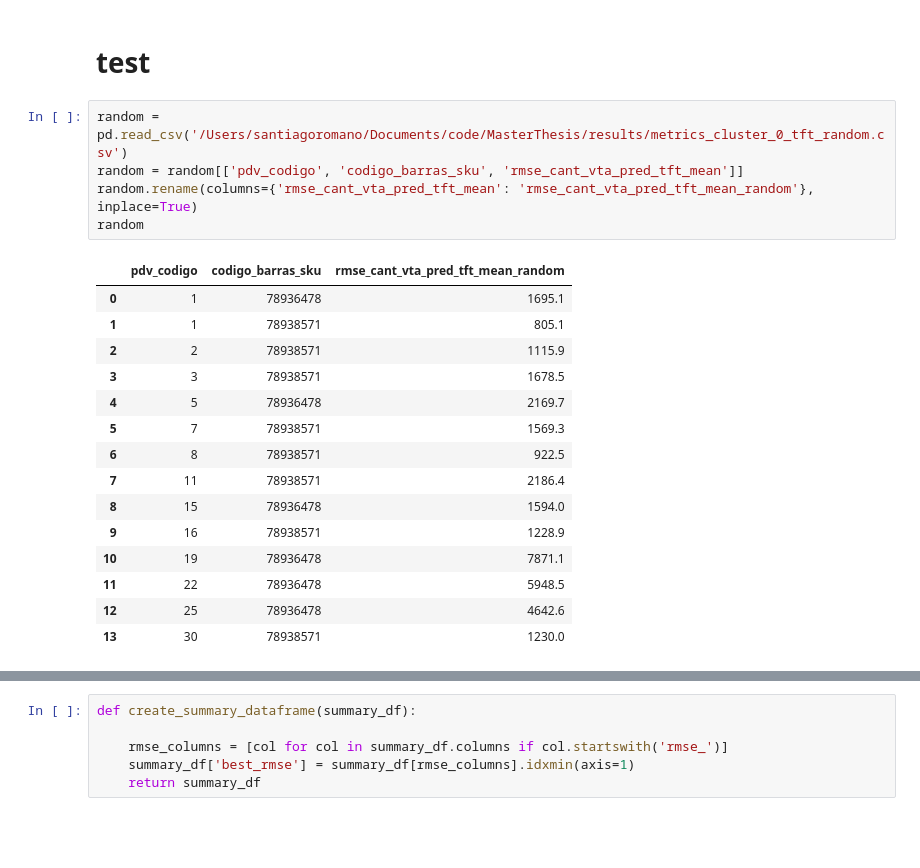
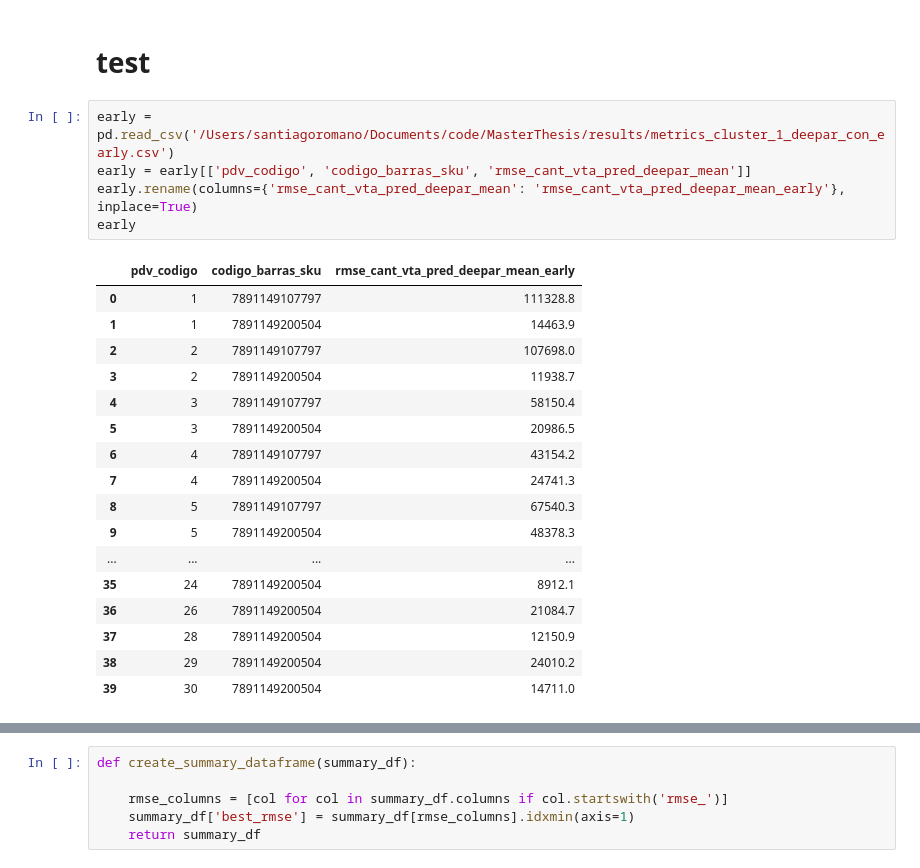
Before and after one commit to SantiagoRomanoOddone/MasterThesis, a Jupyter notebook: metrics/metric_evaluation.ipynb, the cells around one changed output, grey strips where cells are left out. Saved outputs shown, nothing was run; the diff lists cells and outputs as text; blank space fills up the shorter version.

```diff
--- a/metrics/metric_evaluation.ipynb
+++ b/metrics/metric_evaluation.ipynb
@@ -739,24 +739,26 @@ mse_cant_vta_pred_deepar_mean       5
 # %% [markdown]
 # test
 # %%
-random = pd.read_csv('/Users/santiagoromano/Documents/code/MasterThesis/results/metrics_cluster_0_tft_random.csv')
-random = random[['pdv_codigo', 'codigo_barras_sku', 'rmse_cant_vta_pred_tft_mean']]
-random.rename(columns={'rmse_cant_vta_pred_tft_mean': 'rmse_cant_vta_pred_tft_mean_random'}, inplace=True)
-random
+early = pd.read_csv('/Users/santiagoromano/Documents/code/MasterThesis/results/metrics_cluster_1_deepar_con_early.csv')
+early = early[['pdv_codigo', 'codigo_barras_sku', 'rmse_cant_vta_pred_deepar_mean']]
+early.rename(columns={'rmse_cant_vta_pred_deepar_mean': 'rmse_cant_vta_pred_deepar_mean_early'}, inplace=True)
+early
 # %% [output]
-|  | pdv_codigo | codigo_barras_sku | rmse_cant_vta_pred_tft_mean_random |
-| 0 | 1 | 78936478 | 1695.1 |
-| 1 | 1 | 78938571 | 805.1 |
-| 2 | 2 | 78938571 | 1115.9 |
-| 3 | 3 | 78938571 | 1678.5 |
-| 4 | 5 | 78936478 | 2169.7 |
-| 5 | 7 | 78938571 | 1569.3 |
-| 6 | 8 | 78938571 | 922.5 |
-| 7 | 11 | 78938571 | 2186.4 |
-| 8 | 15 | 78936478 | 1594.0 |
-| 9 | 16 | 78938571 | 1228.9 |
-| 10 | 19 | 78936478 | 7871.1 |
-| 11 | 22 | 78936478 | 5948.5 |
-| 12 | 25 | 78936478 | 4642.6 |
-| 13 | 30 | 78938571 | 1230.0 |
+|  | pdv_codigo | codigo_barras_sku | rmse_cant_vta_pred_deepar_mean_early |
+| 0 | 1 | 7891149107797 | 111328.8 |
+| 1 | 1 | 7891149200504 | 14463.9 |
+| 2 | 2 | 7891149107797 | 107698.0 |
+| 3 | 2 | 7891149200504 | 11938.7 |
+| 4 | 3 | 7891149107797 | 58150.4 |
+| 5 | 3 | 7891149200504 | 20986.5 |
+| 6 | 4 | 7891149107797 | 43154.2 |
+| 7 | 4 | 7891149200504 | 24741.3 |
+| 8 | 5 | 7891149107797 | 67540.3 |
+| 9 | 5 | 7891149200504 | 48378.3 |
+| ... | ... | ... | ... |
+| 35 | 24 | 7891149200504 | 8912.1 |
+| 36 | 26 | 7891149200504 | 21084.7 |
+| 37 | 28 | 7891149200504 | 12150.9 |
+| 38 | 29 | 7891149200504 | 24010.2 |
+| 39 | 30 | 7891149200504 | 14711.0 |
 # %%
```
Also changed, not shown: parts of 3 cells of this notebook, 4 other files.
